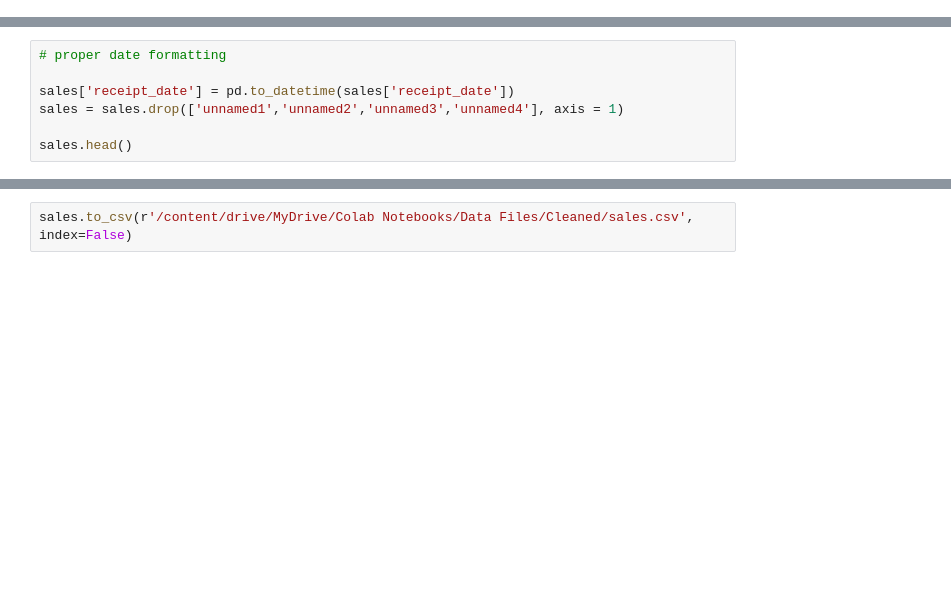
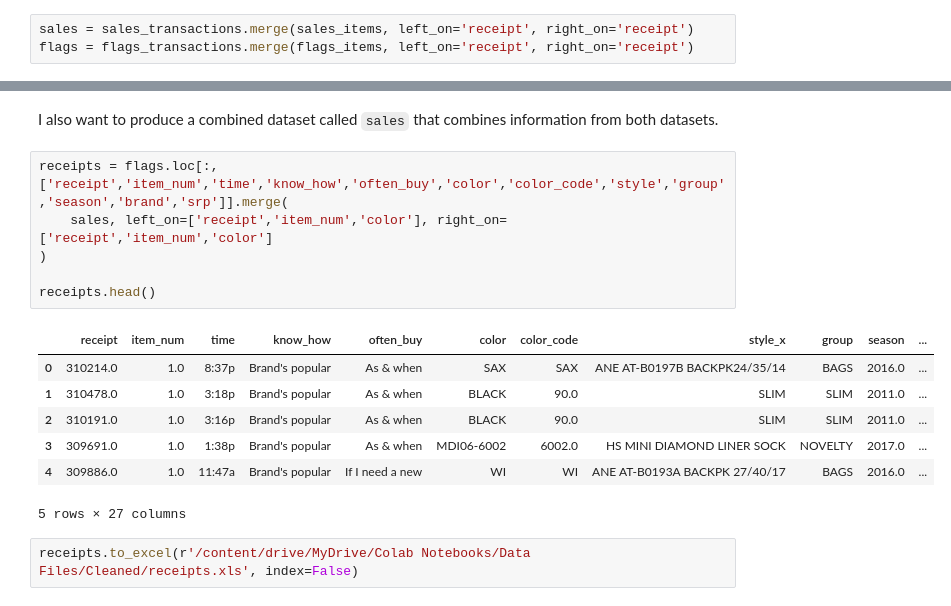
Before and after one commit to Aroodai-Data-Science/receipt-cleaning, a Jupyter notebook: receipt-cleaning.ipynb, the cells around one changed output, grey strips where cells are left out. Drawn from its saved outputs; the diff is of its cells as text; blank space fills up the shorter version.

```diff
--- a/receipt-cleaning.ipynb
+++ b/receipt-cleaning.ipynb
@@ -30 +150,4 @@ Rename columns and drop blank spaces in the Excel file.
+# %%
+sales = sales_transactions.merge(sales_items, left_on='receipt', right_on='receipt')
+flags = flags_transactions.merge(flags_items, left_on='receipt', right_on='receipt')
 # %%
@@ -53,7 +161,0 @@ sales.head()
-# %%
-# proper date formatting
-
-sales['receipt_date'] = pd.to_datetime(sales['receipt_date'])
-sales = sales.drop(['unnamed1','unnamed2','unnamed3','unnamed4'], axis = 1)
-
-sales.head()
@@ -67,2 +171,18 @@ sales.head()
+# %% [markdown]
+I also want to produce a combined dataset called `sales` that combines information from both datasets.
+# %%
+receipts = flags.loc[:,['receipt','item_num','time','know_how','often_buy','color','color_code','style','group','season','brand','srp']].merge(
+    sales, left_on=['receipt','item_num','color'], right_on=['receipt','item_num','color']
+)
+
+receipts.head()
+# %% [output]
+|  | receipt | item_num | time | know_how | often_buy | color | color_code | style_x | group | season | ... |
+| 0 | 310214.0 | 1.0 | 8:37p | Brand's popular | As & when | SAX | SAX | ANE AT-B0197B BACKPK24/35/14 | BAGS | 2016.0 | ... |
+| 1 | 310478.0 | 1.0 | 3:18p | Brand's popular | As & when | BLACK | 90.0 | SLIM | SLIM | 2011.0 | ... |
+| 2 | 310191.0 | 1.0 | 3:16p | Brand's popular | As & when | BLACK | 90.0 | SLIM | SLIM | 2011.0 | ... |
+| 3 | 309691.0 | 1.0 | 1:38p | Brand's popular | As & when | MDI06-6002 | 6002.0 | HS MINI DIAMOND LINER SOCK | NOVELTY | 2017.0 | ... |
+| 4 | 309886.0 | 1.0 | 11:47a | Brand's popular | If I need a new | WI | WI | ANE AT-B0193A BACKPK 27/40/17 | BAGS | 2016.0 | ... |
+5 rows × 27 columns
 # %%
-sales.to_csv(r'/content/drive/MyDrive/Colab Notebooks/Data Files/Cleaned/sales.csv', index=False)
+receipts.to_excel(r'/content/drive/MyDrive/Colab Notebooks/Data Files/Cleaned/receipts.xls', index=False)
```
Also changed, not shown: parts of 24 cells of this notebook.
